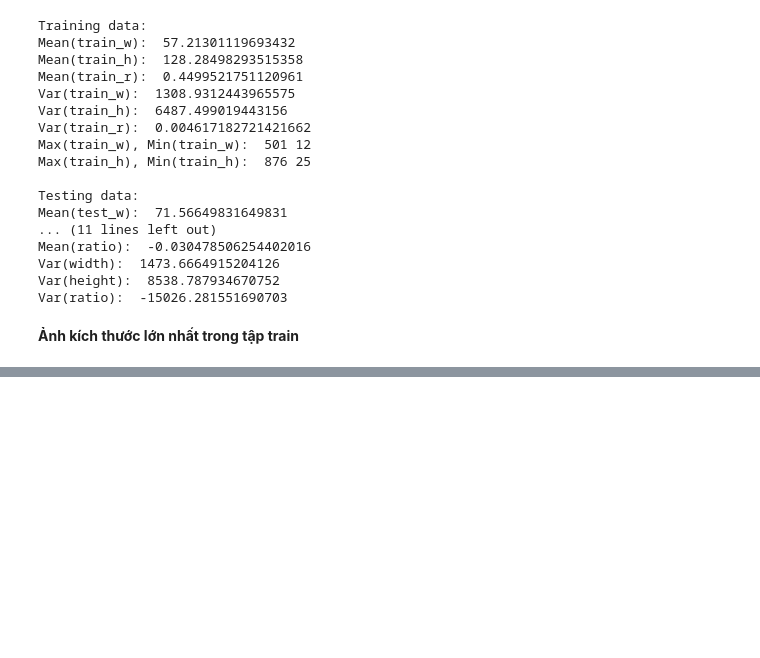
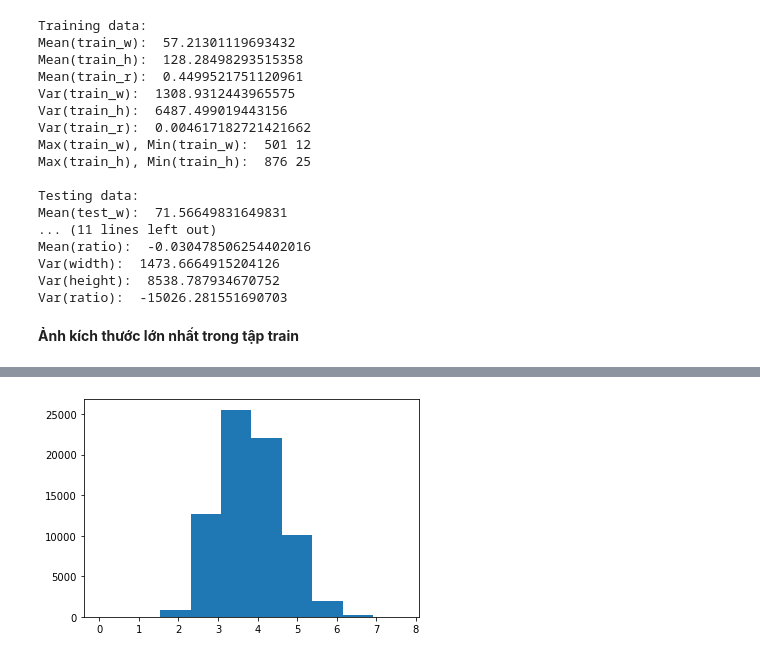
Before and after one commit to ntdas/cv-ndetect, a Jupyter notebook: data_inspection.ipynb, the cells around one changed output, grey strips where cells are left out. Cells and saved outputs as stored; diff of their text form; code cells hidden in the pictures; blank space fills up the shorter version.

```diff
--- a/data_inspection.ipynb
+++ b/data_inspection.ipynb
@@ -226,0 +312,5 @@ C:\Users\thaontb27\Documents\Basic_Machine_Learning\Practice\Project\test\11258.
+# %%
+plt.hist(np.log2(df.width))
+plt.show()
+# %% [output]
+[figure, added]
```
Also changed, not shown: parts of 47 cells of this notebook, 1 other file.
